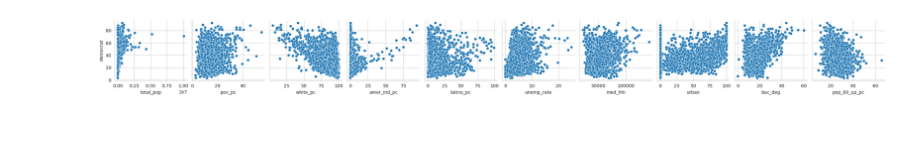
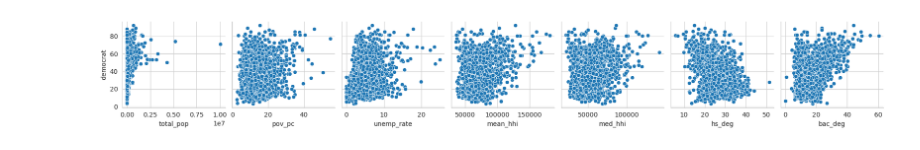
Before and after one commit to srijanrodo/erdos_ds_project, a Jupyter notebook: data_visualization.ipynb, the cells around one changed output. Saved outputs shown, nothing was run; the diff lists cells and outputs as text; code cells hidden in the pictures.

```diff
--- a/data_visualization.ipynb
+++ b/data_visualization.ipynb
@@ -17,2 +15,2 @@ x=aggregate.drop(axis=1,labels=results)
 # %%
-x_train, x_test, y_train, y_test = train_test_split(x,y,test_size=0.2,shuffle=True,random_state=121)
+agg_train, agg_test = train_test_split(aggregate,test_size=0.2,shuffle=True,random_state=121)
@@ -39,5 +31,5 @@ memory usage: 506.2+ KB
 # %%
-sns.pairplot(data=pd.concat([x_train,y_train]),x_vars=['total_pop','pov_pc','white_pc','amer_ind_pc','latino_pc', 'unemp_rate','med_hhi', 'urban', 'bac_deg','pop_60_up_pc'],y_vars=['democrat'])
+sns.pairplot(data=agg_train,x_vars=['total_pop','pov_pc', 'unemp_rate', 'mean_hhi','med_hhi', 'hs_deg', 'bac_deg'],y_vars=['democrat'])
 plt.show()
 # %% [output]
-[figure, old version]
+[figure, new version]
```
Also changed, not shown: parts of 12 cells of this notebook.
